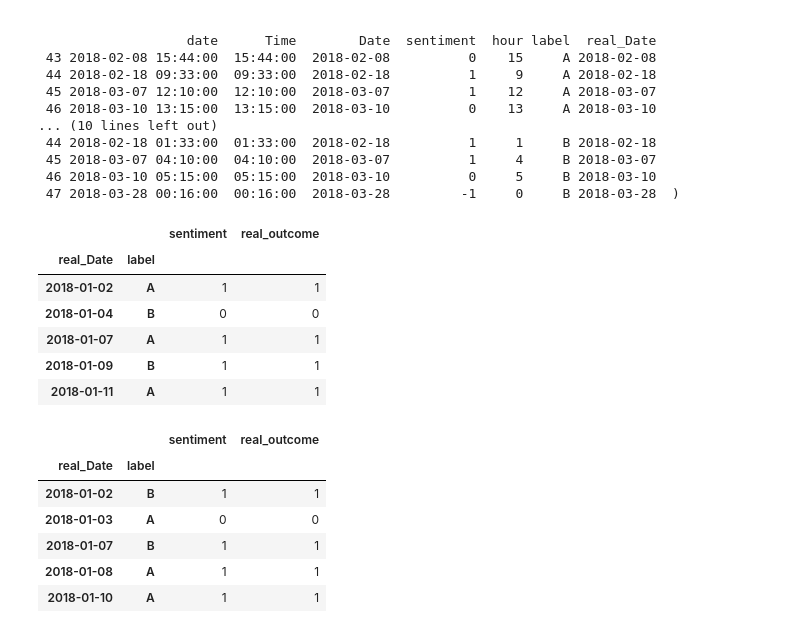
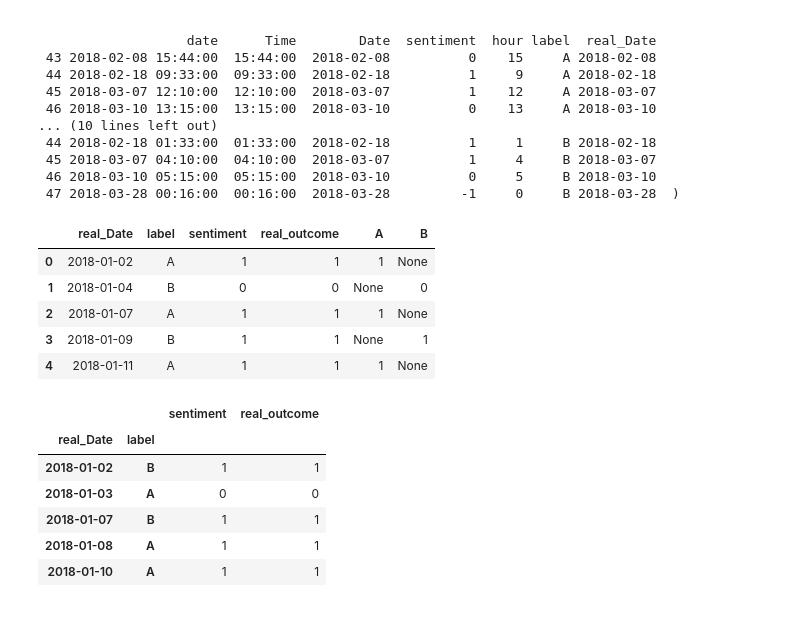
Before and after one commit to yuesabinaliang/Fall2020-Project5-group2, a Jupyter notebook: lib/textblob_sentiment_analysis.ipynb, the cells around one changed output. Drawn from its saved outputs; the diff is of its cells as text; code cells hidden in the pictures.

```diff
--- a/lib/textblob_sentiment_analysis.ipynb
+++ b/lib/textblob_sentiment_analysis.ipynb
@@ -489,20 +489,23 @@ train_sse.head(),train_spm.head()
 # %%
 sum_g_sse = train_sse.groupby(['real_Date','label']).agg({'sentiment': 'sum'})
 
 conditions  = [ sum_g_sse['sentiment'] > 0, sum_g_sse['sentiment'] == 0, sum_g_sse['sentiment'] < 0 ]
 choices     = [ 1, 0, -1 ]
 
 sum_g_sse["real_outcome"] = np.select(conditions, choices, default=np.nan)
 sum_g_sse = sum_g_sse.astype({"real_outcome": int})
+sum_g_sse.reset_index(inplace=True, drop=False)
+sum_g_sse["A"] = np.where(sum_g_sse['label'] == 'A', sum_g_sse["real_outcome"], None)
+sum_g_sse["B"] = np.where(sum_g_sse['label'] == 'B', sum_g_sse["real_outcome"], None)
+sum_g_sse=sum_g_sse.drop(['link','mentions','hashtags'], axis=1)
 sum_g_sse.head()
 # %% [output]
-|  |  | sentiment | real_outcome |
-| real_Date | label |  |  |
-| 2018-01-02 | A | 1 | 1 |
-| 2018-01-04 | B | 0 | 0 |
-| 2018-01-07 | A | 1 | 1 |
-| 2018-01-09 | B | 1 | 1 |
-| 2018-01-11 | A | 1 | 1 |
+|  | real_Date | label | sentiment | real_outcome | A | B |
+| 0 | 2018-01-02 | A | 1 | 1 | 1 | None |
+| 1 | 2018-01-04 | B | 0 | 0 | None | 0 |
+| 2 | 2018-01-07 | A | 1 | 1 | 1 | None |
+| 3 | 2018-01-09 | B | 1 | 1 | None | 1 |
+| 4 | 2018-01-11 | A | 1 | 1 | 1 | None |
 # %%
 sum_g_spm = train_spm.groupby(['real_Date','label']).agg({'sentiment': 'sum'})
 
```
Also changed, not shown: 2 other files.
